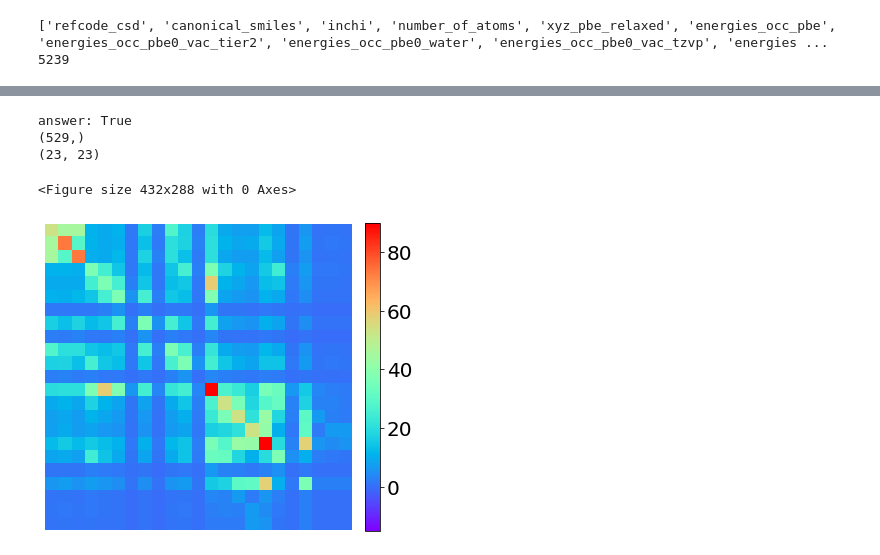
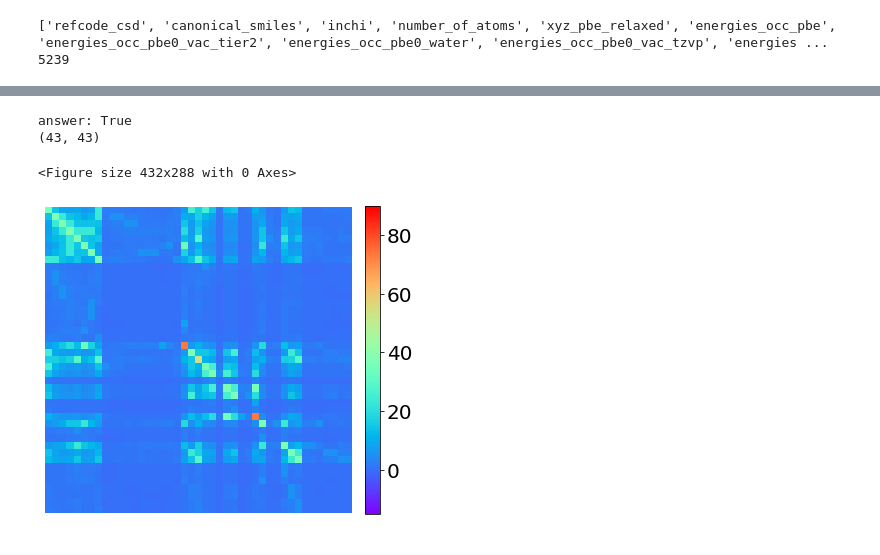
Before and after one commit to billalsohail/ML4MC, a Jupyter notebook: Coulomb_matrix_representation.ipynb, the cells around one changed output, grey strips where cells are left out. Saved outputs shown, nothing was run; the diff lists cells and outputs as text; code cells hidden in the pictures.

```diff
--- a/Coulomb_matrix_representation.ipynb
+++ b/Coulomb_matrix_representation.ipynb
@@ -60,36 +126,27 @@ H 7.46432621 16.27140711 23.85029569
 # %%
-def xyz_to_atoms(xyz):
-    f = io.StringIO()
-    f.write(xyz)
-    f.seek(0)  # had to add this in otherwise wont return to start of file once read in
-    return read(f, format='xyz')
-
-df['atoms'] = df['xyz_pbe_relaxed'].apply(xyz_to_atoms)
-cm_desc = CoulombMatrix(n_atoms_max=23, permutation='none')
+cm_desc = CoulombMatrix(n_atoms_max=43, permutation='none', flatten=False)
 mol = df['atoms'].iloc[rand_mol]
 
 print("answer:", isinstance(mol, Atoms))
 
 matrix = cm_desc.create(mol)
 print(matrix.shape)
-shape = (23, 23)
-mat = matrix.reshape(shape)
-print(mat.shape)
+
+# shape = (34, 34)
+# matrix = matrix.reshape(shape)
+# print("new shape", matrix.shape)
 # df['atoms'].head(5)
 # %% [output]
 answer: True
-(529,)
-(23, 23)
+(43, 43)
 # %%
-shape = (23, 23)
-mat = matrix.reshape(shape)
-
+#Lets have a look at our random molecule and visualise the CM
 plt.figure()
 plt.figure(figsize = (6,6))
-plt.imshow(mat, origin="upper", cmap='rainbow', vmin=-15, vmax=90, interpolation='nearest')
+plt.imshow(matrix, origin="upper", cmap='rainbow', vmin=-15, vmax=90, interpolation='nearest')
 plt.colorbar(fraction=0.046, pad=0.04).ax.tick_params(labelsize=20)
 plt.axis('off')
 plt.show()
 # %% [output]
 <Figure size 432x288 with 0 Axes>
-[figure, old version]
+[figure, new version]
```
Also changed, not shown: parts of 11 cells of this notebook.
